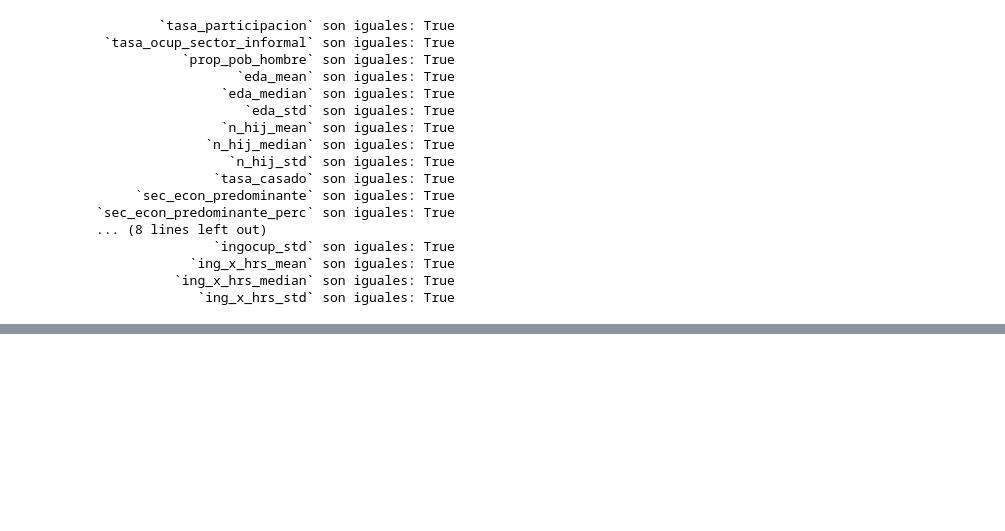
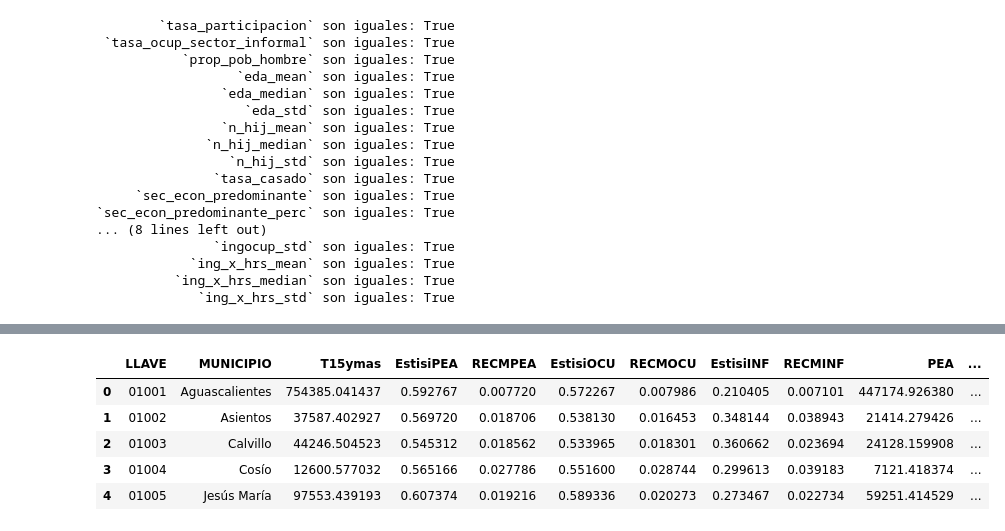
Before and after one commit to system-rowb/Data-Portfolio, a Jupyter notebook: Visualization/GEO_Informalidad_Mexico/GEO_Informalidad_Mexico.ipynb, the cells around one changed output, grey strips where cells are left out. Cells and saved outputs as stored; diff of their text form; code cells hidden in the pictures; blank space fills up the shorter version.

```diff
--- a/Visualization/GEO_Informalidad_Mexico/GEO_Informalidad_Mexico.ipynb
+++ b/Visualization/GEO_Informalidad_Mexico/GEO_Informalidad_Mexico.ipynb
@@ -1270,0 +1417,17 @@ for col in inform_all.columns:
+# %%
+# Importa la data con las estimaciones del ILMM
+ilmm = pd.read_excel('data/ilmm_2022_bd_xlsx/base_datos/EAP_ESTIMACIONES_PEA_OCU_INF_2022_T1.xlsx',
+                     dtype = {'LLAVE':'str'})
+
+# Calcula la proporción de informalidad
+ilmm['tasa_ocup_sector_informal'] = ilmm['INFORMALES'] / ilmm['OCUPADOS']
+
+# Muestra el head
+ilmm.head()
+# %% [output]
+|  | LLAVE | MUNICIPIO | T15ymas | EstisiPEA | RECMPEA | EstisiOCU | RECMOCU | EstisiINF | RECMINF | PEA | ... |
+| 0 | 01001 | Aguascalientes | 754385.041437 | 0.592767 | 0.007720 | 0.572267 | 0.007986 | 0.210405 | 0.007101 | 447174.926380 | ... |
+| 1 | 01002 | Asientos | 37587.402927 | 0.569720 | 0.018706 | 0.538130 | 0.016453 | 0.348144 | 0.038943 | 21414.279426 | ... |
+| 2 | 01003 | Calvillo | 44246.504523 | 0.545312 | 0.018562 | 0.533965 | 0.018301 | 0.360662 | 0.023694 | 24128.159908 | ... |
+| 3 | 01004 | Cosío | 12600.577032 | 0.565166 | 0.027786 | 0.551600 | 0.028744 | 0.299613 | 0.039183 | 7121.418374 | ... |
+| 4 | 01005 | Jesús María | 97553.439193 | 0.607374 | 0.019216 | 0.589336 | 0.020273 | 0.273467 | 0.022734 | 59251.414529 | ... |
```
Also changed, not shown: parts of 24 cells of this notebook.
